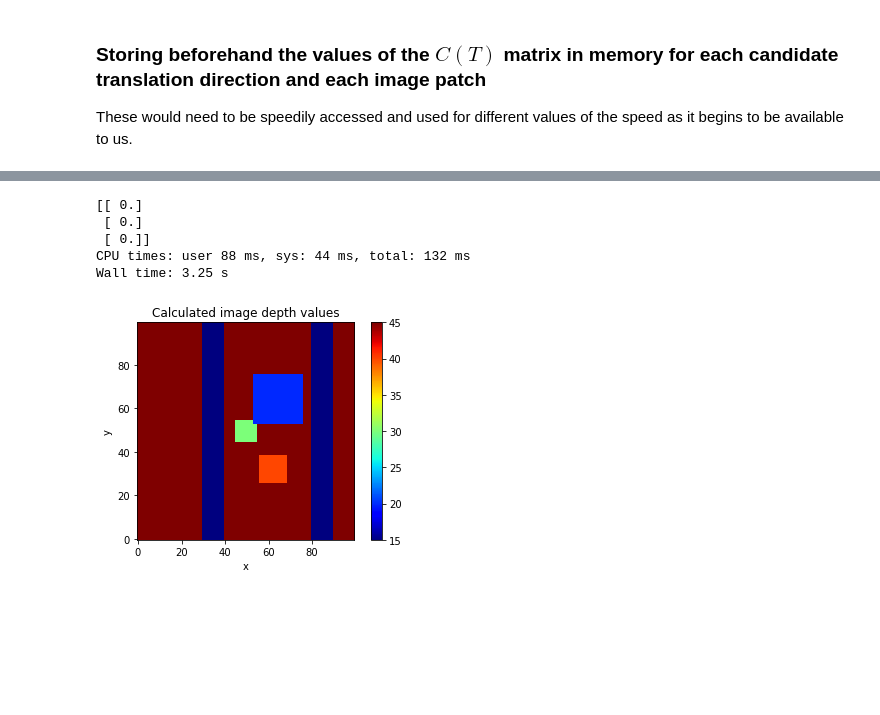
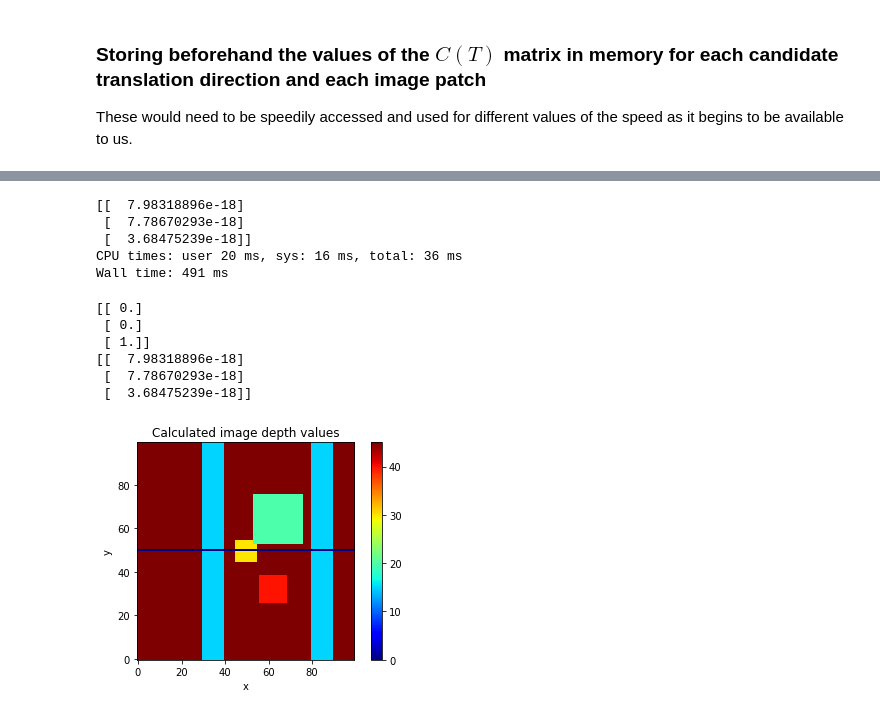
Before and after one commit to sharbatc/piof, a Jupyter notebook: test_subpsace.ipynb, the cells around one changed output, grey strips where cells are left out. Saved outputs shown, nothing was run; the diff lists cells and outputs as text; code cells hidden in the pictures; blank space fills up the shorter version.

```diff
--- a/test_subpsace.ipynb
+++ b/test_subpsace.ipynb
@@ -62,7 +74,7 @@ The initial used algorithm is one of many, and is one of the best and most robus
 # %%
 x_lim = size[0]
 y_lim = size[1]
-N = 10 #number of random points in each patch
+N = 5 #number of random points in each patch
 f = 15 #focal length
 
 num_patches = 0
@@ -94,15 +106,17 @@ def calculate_CT(sample_points, T): #input the presampled points
 
     for i in np.arange(0,N,1):
         x,y = sample_points[i,0],sample_points[i,1]
+        xscaled = x - (size[0]/2)
+        yscaled = y - (size[0]/2)
 
         #calculating A_T
-        A = np.array([[-f,0,x],[0,-f,y]])
+        A = np.array([[-f,0,xscaled],[0,-f,yscaled]])
         AtimesT = np.dot(A,T)
         A_T[2*i,i], A_T[2*i+1,i] = AtimesT[0], AtimesT[1]
 
         #calculating B
-        B[2*i] = np.array([(x*y)/f, -(f + (x*x)/f), y])
-        B[2*i+1] = np.array([f + (y*y)/f, -(x*y)/f, -x])
+        B[2*i] = np.array([(xscaled*yscaled)/f, -(f + (xscaled*xscaled)/f), yscaled])
+        B[2*i+1] = np.array([f + (yscaled*yscaled)/f, -(xscaled*yscaled)/f, -xscaled])
 
     return np.concatenate((A_T,B),axis=1)
 
@@ -203,7 +217,6 @@ print(T_final)
 # %%
 %%time
 #estimating rotation given the translation
-
 N = np.shape(sample_points)[0]; #justincase
 f = 15
 sum_left = np.zeros([3,3])
@@ -212,15 +225,16 @@ sum_right = np.zeros([3,1])
 for time in np.arange(20,21,1):
     for i in np.arange(0,N,1):
         x,y = sample_points[i,0],sample_points[i,1]
-
+        xscaled = x - (size[0]/2)
+        yscaled = y - (size[0]/2)
         #calculating d
-        A = np.array([[-f,0,x],[0,-f,y]])
-        AtimesT = np.dot(A,T)
+        A = np.array([[-f,0,xscaled],[0,-f,yscaled]])
+        AtimesT = np.dot(A,T_final)
         d = np.array([[AtimesT[1,0]],[-AtimesT[0,0]]])
         di = d/linalg.norm(d)
 
         #calculating left term in omega estimate
-        Bi = np.array([[(x*y)/f, -(f + (x*x)/f), y],[f + (y*y)/f, -(x*y)/f, -x]])
+        Bi = np.array([[(xscaled*yscaled)/f, -(f + (xscaled*xscaled)/f), yscaled],[f + (yscaled*yscaled)/f, -(xscaled*yscaled)/f, -xscaled]])
         sum_left += np.dot(np.transpose(Bi),np.dot(di,np.dot(np.transpose(di),Bi)))
 
         #calculating right term in omega estimate
@@ -231,19 +245,23 @@ for time in np.arange(20,21,1):
 omega = np.dot(linalg.inv(sum_left),sum_right)
 print(omega)
 # %% [output]
-[[ 0.]
- [ 0.]
- [ 0.]]
-CPU times: user 88 ms, sys: 44 ms, total: 132 ms
-Wall time: 3.25 s
+[[  7.98318896e-18]
+ [  7.78670293e-18]
+ [  3.68475239e-18]]
+CPU times: user 20 ms, sys: 16 ms, total: 36 ms
+Wall time: 491 ms
 # %%
 #calculating depth
 depth_mat0 = np.zeros([x_lim,y_lim])
 depth_mat1 = np.zeros([x_lim,y_lim])
+print(T_final)
+print(omega)
 for x in np.arange(0,x_lim,1):
     for y in np.arange(0,y_lim,1):
-        A = np.array([[-f,0,x],[0,-f,y]])
-        B = np.array([[(x*y)/f, -(f + (x*x)/f), y],[f + (y*y)/f, -(x*y)/f, -x]])
+        xscaled = x - (size[0]/2)
+        yscaled = y - (size[0]/2)
+        A = np.array([[-f,0,xscaled],[0,-f,yscaled]])
+        B = np.array([[(xscaled*yscaled)/f, -(f + (xscaled*xscaled)/f), yscaled],[f + (yscaled*yscaled)/f, -(xscaled*yscaled)/f, -xscaled]])
         v = np.array([[v_x[x,y]],[v_y[x,y]]])
         scaled_AT = v - np.dot(B,omega)
         act_AT = np.dot(A,T)
@@ -251,16 +269,23 @@ for x in np.arange(0,x_lim,1):
         depth1 = (act_AT/scaled_AT)[1]
         depth_mat0[x,y] = depth0
         depth_mat1[x,y] = depth1
+# %% [output]
+[[ 0.]
+ [ 0.]
+ [ 1.]]
+[[  7.98318896e-18]
+ [  7.78670293e-18]
+ [  3.68475239e-18]]
 # %%
 #plotting depth
 %matplotlib inline
 fig = plt.figure()
 ax = fig.add_subplot(1,1,1)
 ax.set_xlabel('x')
 ax.set_ylabel('y')
-im = ax.imshow(depth_mat1, cmap="jet",origin = "lower")
+im = ax.imshow(depth_mat0, cmap="jet",origin = "lower")
 fig.colorbar(im)
 ax.set_title('Calculated image depth values')
 plt.savefig('figs/calculated_depth.png', bbox_inches='tight')
 # %% [output]
-[figure, old version]
+[figure, new version]
```
Also changed, not shown: parts of 8 cells of this notebook, 2 other files.
